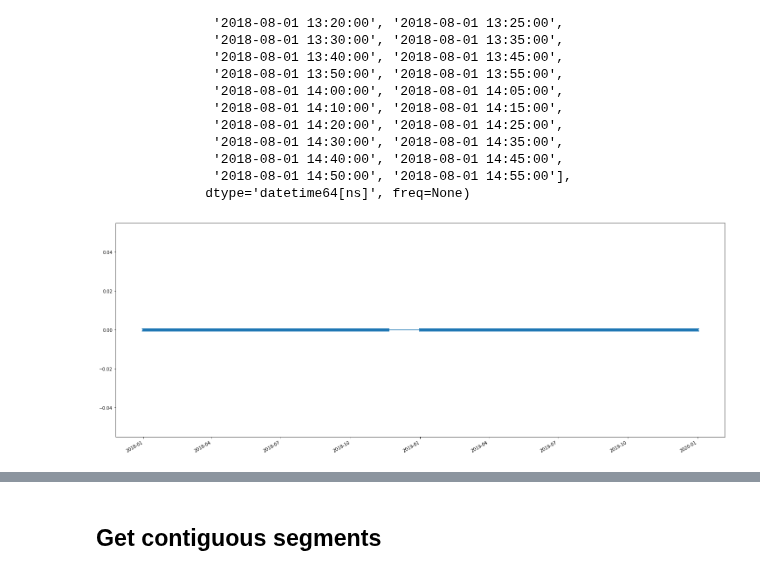
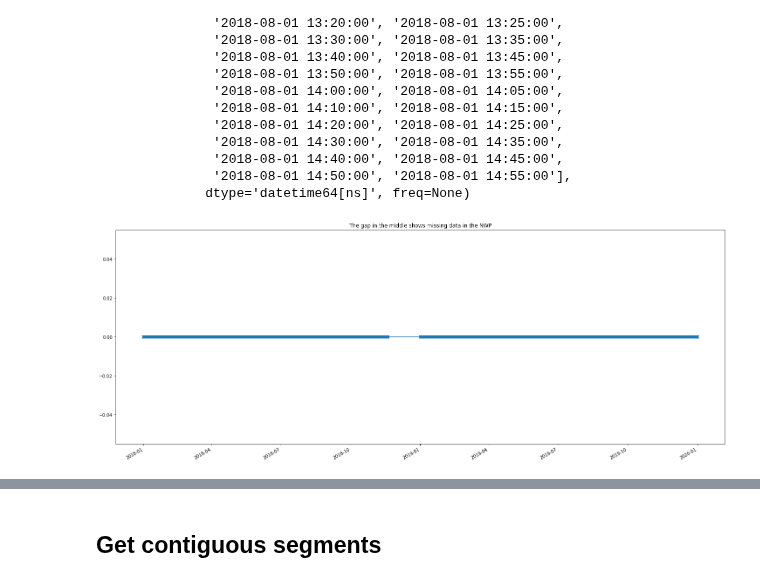
Before and after one commit to openclimatefix/predict_pv_yield, a Jupyter notebook: notebooks/23.0_dask_client.ipynb, the cells around one changed output, grey strips where cells are left out. Cells and saved outputs as stored; diff of their text form; code cells hidden in the pictures.

Commit message:
continuing process with loading data using dask #27

```diff
--- a/notebooks/23.0_dask_client.ipynb
+++ b/notebooks/23.0_dask_client.ipynb
@@ -181,11 +184,7 @@ def open_zarr_on_gcp(filename: Union[str, Path]=SAT_DATA_ZARR, consolidated: boo
     fsspec.asyn.iothread[0] = None  # TODO: Try deleting this two lines if we use dask & a single PyTorch dataloader process.
     fsspec.asyn.loop[0] = None
 
-    gcs = gcsfs.GCSFileSystem(
-        access='read_only',
-        # skip_instance_cache=True  # Why skip_instance_cache?  See https://github.com/dask/gcsfs/issues/379#issuecomment-839929801
-    )
-
+    gcs = gcsfs.GCSFileSystem(access='read_only')
     store = gcsfs.GCSMap(root=filename, gcs=gcs)
     dataset = xr.open_zarr(store, consolidated=consolidated)
     return dataset
@@ -505,24 +505,32 @@ pv_power_df.values.nbytes / 1E6
 # %%
 def open_nwp(base_path: Path=NWP_ZARR) -> xr.Dataset:
     nwp_datasets = []
+    # TODO: Parellise the for-loop below using ThreadPoolExecutor or dask.delayed:
     for zarr_store in ['2018_1-6', '2018_7-12', '2019_1-6', '2019_7-12']:
         full_dir = base_path / zarr_store
         ds = open_zarr_on_gcp(full_dir)
         ds = ds.rename({'time': 'init_time'})
+
         # The isobaricInhPa coordinates look messed up, especially in the 2018_7-12 and 2019_7-12 Zarr stores.
         # So let's drop all the variables with multiple vertical levels for now:
         del ds['isobaricInhPa'], ds['gh_p'], ds['r_p'], ds['t_p'], ds['wdir_p'], ds['ws_p']
+
+        # There are a lot of doubled-up indicies from 2018-07-18 00:00 to 2018-08-27 09:00.
+        # De-duplicate the index. Code adapted from https://stackoverflow.com/a/51077784/732596
+        if zarr_store == '2018_7-12':
+            _, unique_index = np.unique(ds.init_time, return_index=True)
+            ds = ds.isel(init_time=unique_index)
+
         nwp_datasets.append(ds)
 
     # Concat.
     dask.config.set({"array.slicing.split_large_chunks": False})  # Silence warning about large chunks
-    nwp = xr.concat(nwp_datasets, dim='init_time')
-    del nwp_datasets  # Save a little memory.
+    nwp_concatenated = xr.concat(nwp_datasets, dim='init_time')
 
-    # There are a lot of doubled-up indicies from 2018-07-18 00:00 to 2018-08-27 09:00.
-    # De-duplicate the index. Code adapted from https://stackoverflow.com/a/51077784/732596
-    _, unique_index = np.unique(nwp.init_time, return_index=True)
-    return nwp.isel(init_time=unique_index)
+    # Check there are no duplicates
+    assert len(nwp_concatenated.init_time) == len(np.unique(nwp_concatenated.init_time))
+
+    return nwp_concatenated
 # %%
 %%time
 nwp = open_nwp()
@@ -639,6 +654,7 @@ DatetimeIndex(['2018-08-01 12:00:00', '2018-08-01 12:05:00',
                '2018-08-01 14:50:00', '2018-08-01 14:55:00'],
               dtype='datetime64[ns]', freq=None)
 # %%
-pd.Series(0, index=nwp_target_times).plot(marker='x');
+ax = pd.Series(0, index=nwp_target_times).plot(marker='x')
+ax.set_title('The gap in the middle shows missing data in the NWP');
 # %% [output]
-[figure, old version]
+[figure, new version]
```
Also changed, not shown: parts of 27 cells of this notebook.
